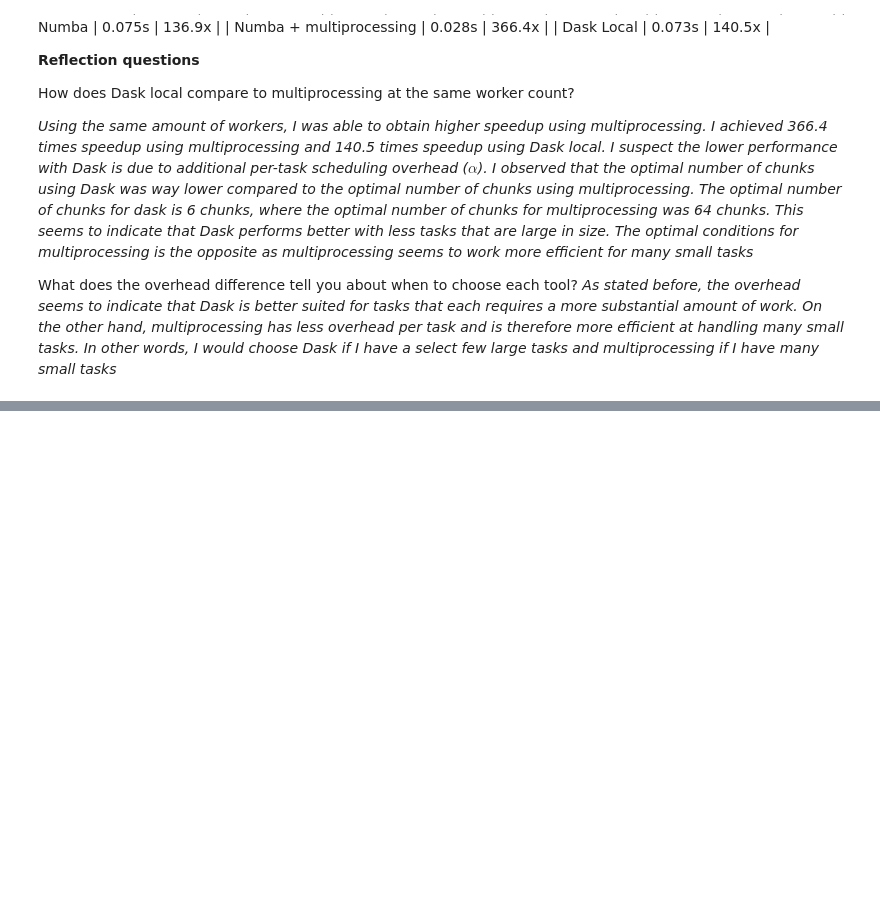
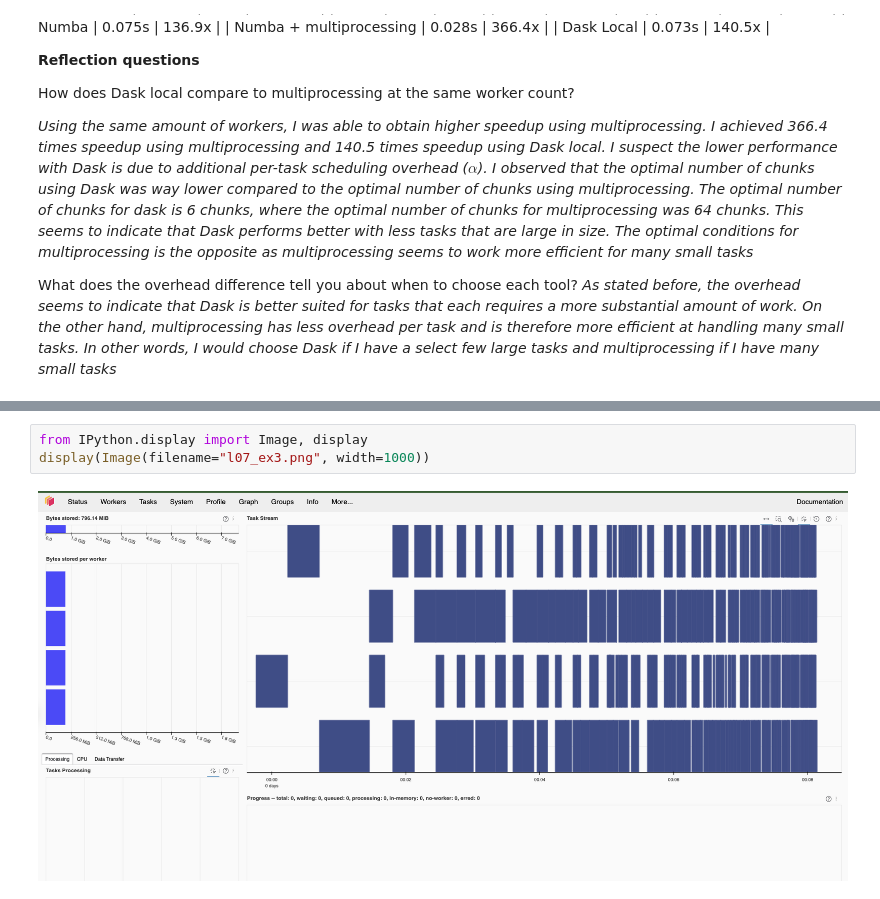
Before and after one commit to NDS8-TCP/nsc-kim, a Jupyter notebook: MP2-KN.ipynb, the cells around one changed output, grey strips where cells are left out. Cells and saved outputs as stored; diff of their text form; blank space fills up the shorter version.

```diff
--- a/MP2-KN.ipynb
+++ b/MP2-KN.ipynb
@@ -1822,0 +2269,5 @@ What does the overhead difference tell you about when to choose each tool?
+# %%
+from IPython.display import Image, display
+display(Image(filename="l07_ex3.png", width=1000))
+# %% [output]
+[figure, added]
```
Also changed, not shown: parts of 20 cells of this notebook, 8 other files.
